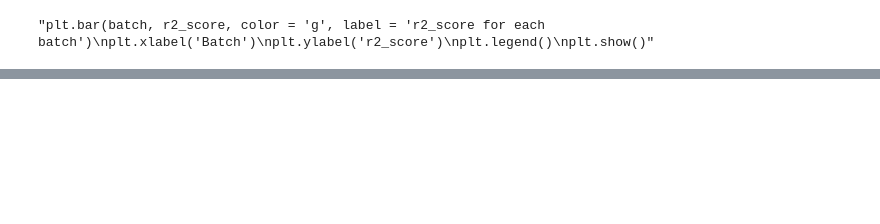
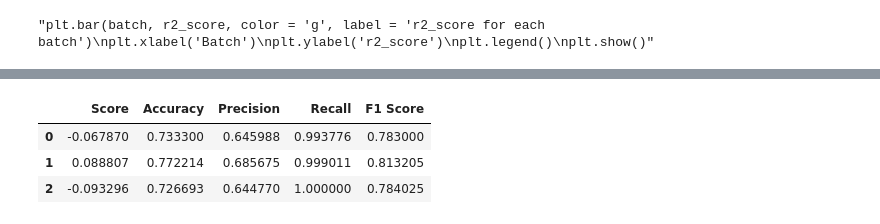
Before and after one commit to Abhishek4848/Email_Spam_Classifier, a Jupyter notebook: PerformanceMetrics_MLstreaming.ipynb, the cells around one changed output, grey strips where cells are left out. Cells and saved outputs as stored; diff of their text form; code cells hidden in the pictures; blank space fills up the shorter version.

```diff
--- a/PerformanceMetrics_MLstreaming.ipynb
+++ b/PerformanceMetrics_MLstreaming.ipynb
@@ -111,0 +125,12 @@ classifier_perf_metric('SGD')
+# %%
+import pandas as pd
+url = f'https://raw.githubusercontent.com/Abhishek4848/Datasets/master/Spark%20streaming%20Metrics/{dataset_name}.csv'
+df = pd.read_csv(url,header=None)
+df.columns = ['Score', 'Accuracy', 'Precision', 'Recall', 'F1 Score']
+# %%
+df
+# %% [output]
+|  | Score | Accuracy | Precision | Recall | F1 Score |
+| 0 | -0.067870 | 0.733300 | 0.645988 | 0.993776 | 0.783000 |
+| 1 | 0.088807 | 0.772214 | 0.685675 | 0.999011 | 0.813205 |
+| 2 | -0.093296 | 0.726693 | 0.644770 | 1.000000 | 0.784025 |
```
Also changed, not shown: parts of 6 cells of this notebook.
